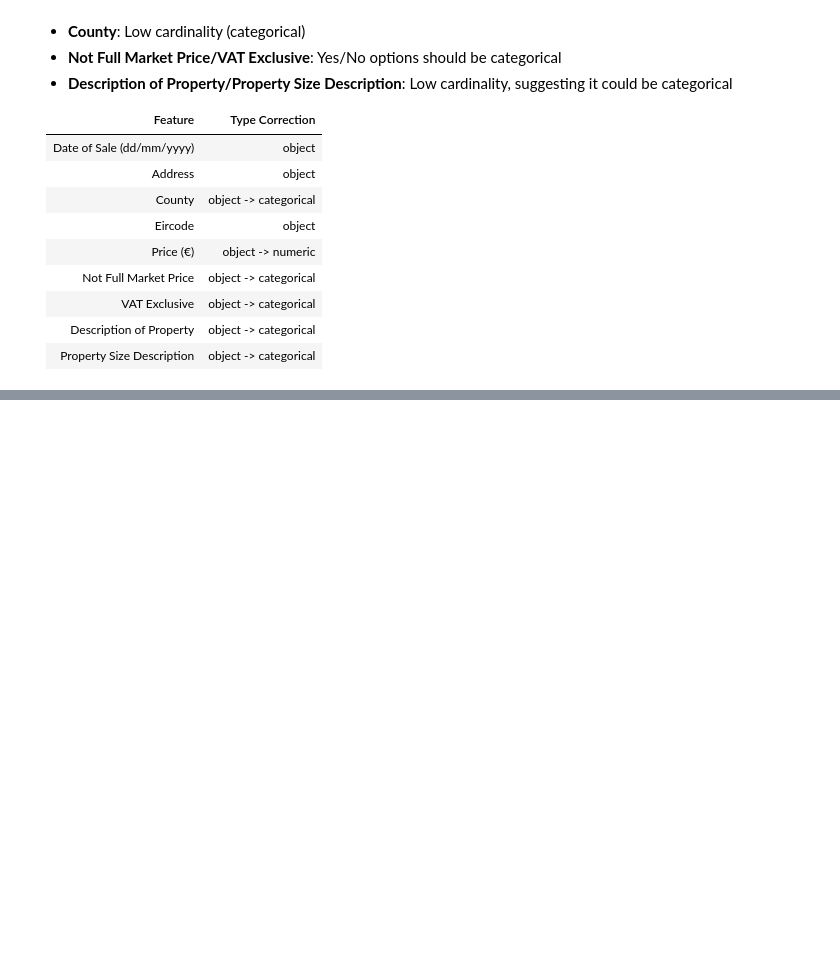
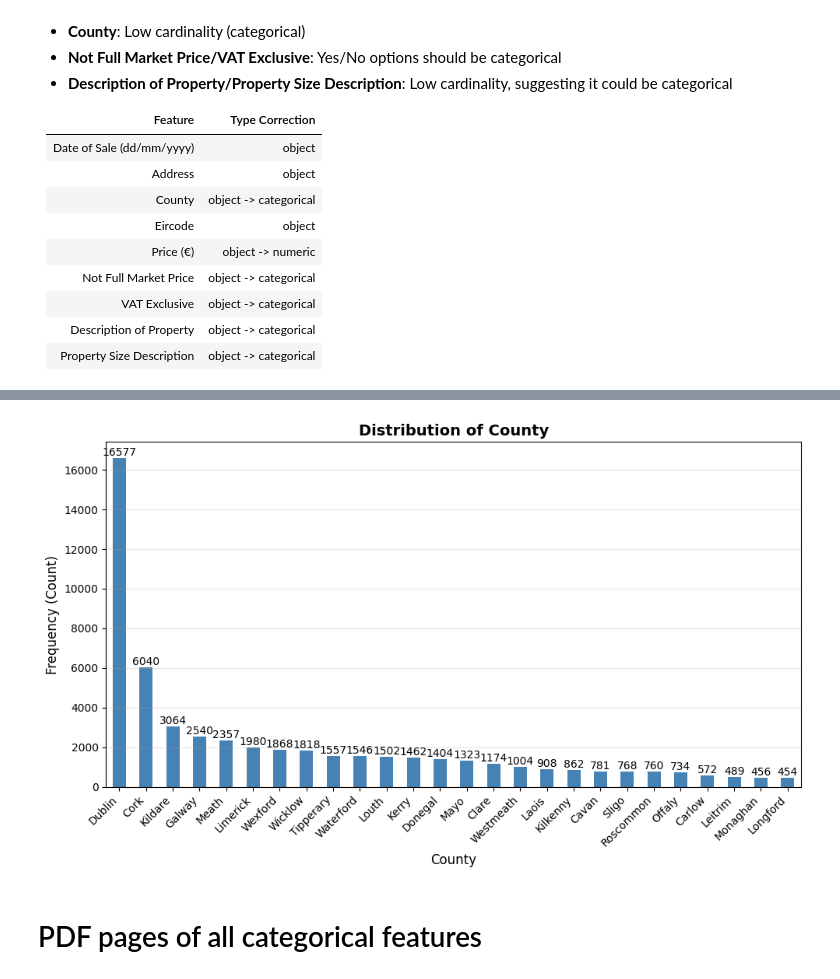
Before and after one commit to conorwal2000-creator/DA-Original-Ganstalysers, a Jupyter notebook: notebooks/analysis.ipynb, the cells around one changed output, grey strips where cells are left out. Drawn from its saved outputs; the diff is of its cells as text; code cells hidden in the pictures; blank space fills up the shorter version.

```diff
--- a/notebooks/analysis.ipynb
+++ b/notebooks/analysis.ipynb
@@ -230,0 +323,21 @@ df
+# %%
+# QUESTION: How are the categories distributed in 'County'? Are any categories rare or heavily dominant?
+
+plt.figure(figsize=(10, 6))
+ax = df['County'].value_counts(dropna=False).plot(kind='bar', color='steelblue')
+plt.title('Distribution of County', fontsize=14, fontweight='bold')
+plt.xlabel('County', fontsize=12)
+plt.ylabel('Frequency (Count)', fontsize=12)
+plt.xticks(rotation=45, ha='right')
+plt.grid(axis='y', alpha=0.3)
+
+# Add value labels on top of bars
+for container in ax.containers:
+    ax.bar_label(container, fmt='%d')
+
+plt.tight_layout()
+plt.show()
+# %% [output]
+[figure, added]
+# %% [markdown]
+# PDF pages of all categorical features
```
Also changed, not shown: parts of 22 cells of this notebook, 6 other files.
